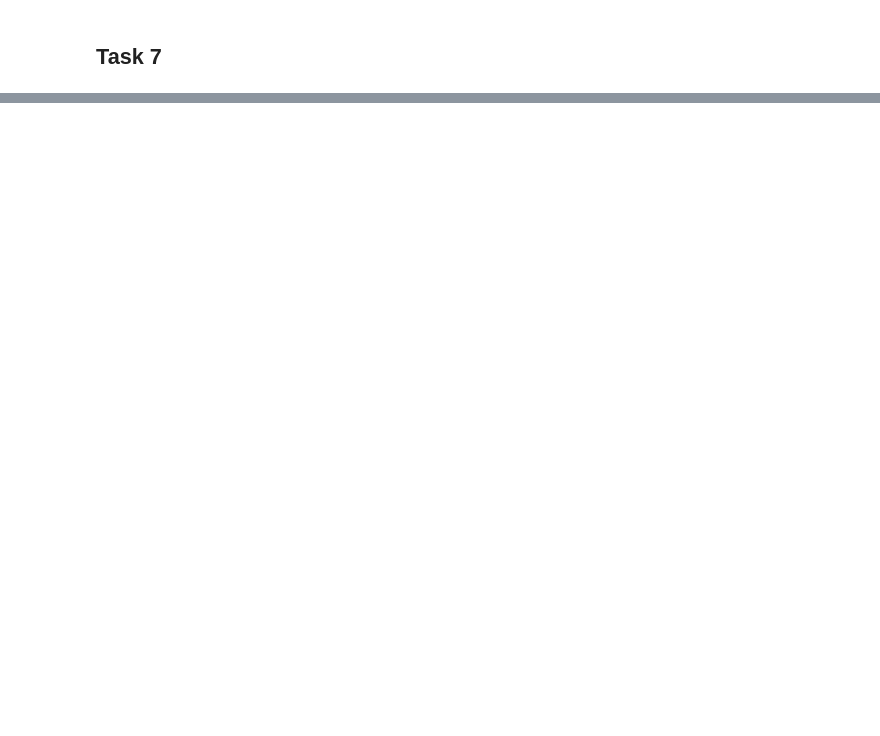
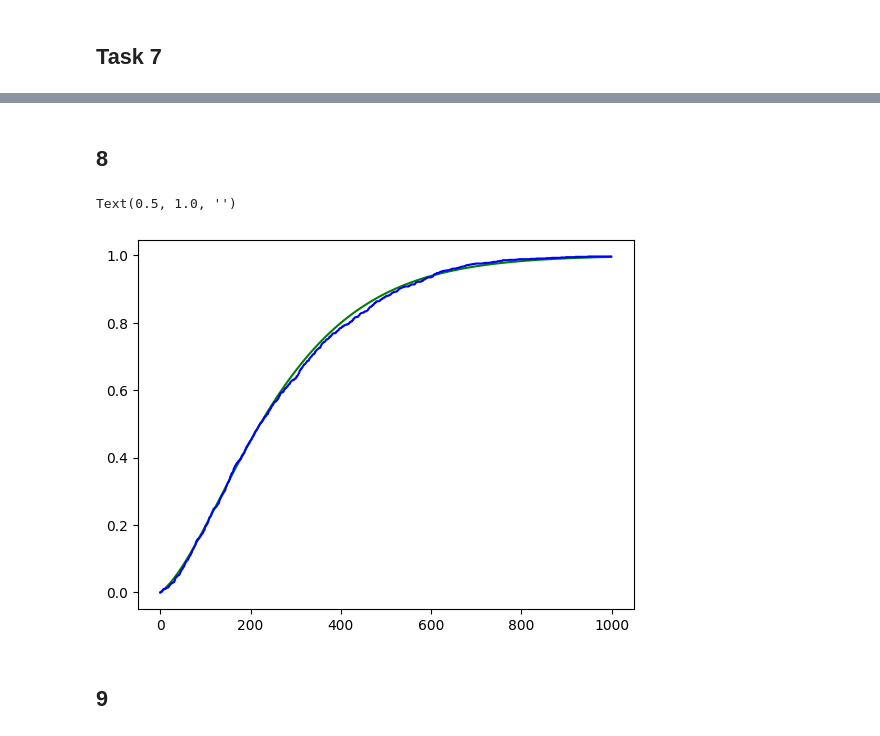
Before and after one commit to kridk999/stochastic_project1, a Jupyter notebook: src/prjt1/projekt_part2.ipynb, the cells around one changed output, grey strips where cells are left out. Drawn from its saved outputs; the diff is of its cells as text; code cells hidden in the pictures; blank space fills up the shorter version.

```diff
--- a/src/prjt1/projekt_part2.ipynb
+++ b/src/prjt1/projekt_part2.ipynb
@@ -99,0 +101,45 @@ Distant fraction after 30.5 months: 0.799
+# %% [markdown]
+## 8
+# %%
+p0 = np.array([1,0,0,0])
+Qs = Q[:4,:4]
+
+def F(t):
+    return float((1- p0 @ sc.linalg.expm(Qs * t) @ np.ones(4)))
+
+theoretical = [F(t) for t in range(1000)]
+# %%
+def continous_time_state_distribution(n, Q):
+    survival_distribution = []
+    states = []
+
+    for _ in range(n):
+        state = 0
+        survivaltime = 0
+        while state != 4:
+            transition_time = np.random.exponential(1/-Q[state][state])
+            survivaltime += transition_time
+
+            prop_list = [-q / Q[state][state] for q in Q[state][state+1:]]
+            state = np.random.choice(np.arange(state+1, 5), p=prop_list)
+
+        survival_distribution.append(survivaltime)
+
+    mean_survival_time = np.mean(survival_distribution)
+
+    N = len(survival_distribution)
+    empirical_cdf = [sum(dead <= t for dead in survival_distribution) / len(survival_distribution) for t in range(n)]
+
+    return survival_distribution, mean_survival_time, empirical_cdf
+# %%
+survival_distribution, mean_survival_time, empirical_cdf = continous_time_state_distribution(n_women, Q)
+
+theoritical_cdf = [F(t) for t in range(1000)]
+
+plt.plot(theoritical_cdf, color="green")
+plt.plot(empirical_cdf, color="blue", label='empirical cdf')
+
+plt.title('')
+# %% [output]
+Text(0.5, 1.0, '')
+[figure, added]
@@ -99,0 +151,2 @@ Distant fraction after 30.5 months: 0.799
+# %% [markdown]
+## 9
```
Also changed, not shown: parts of 17 cells of this notebook.
